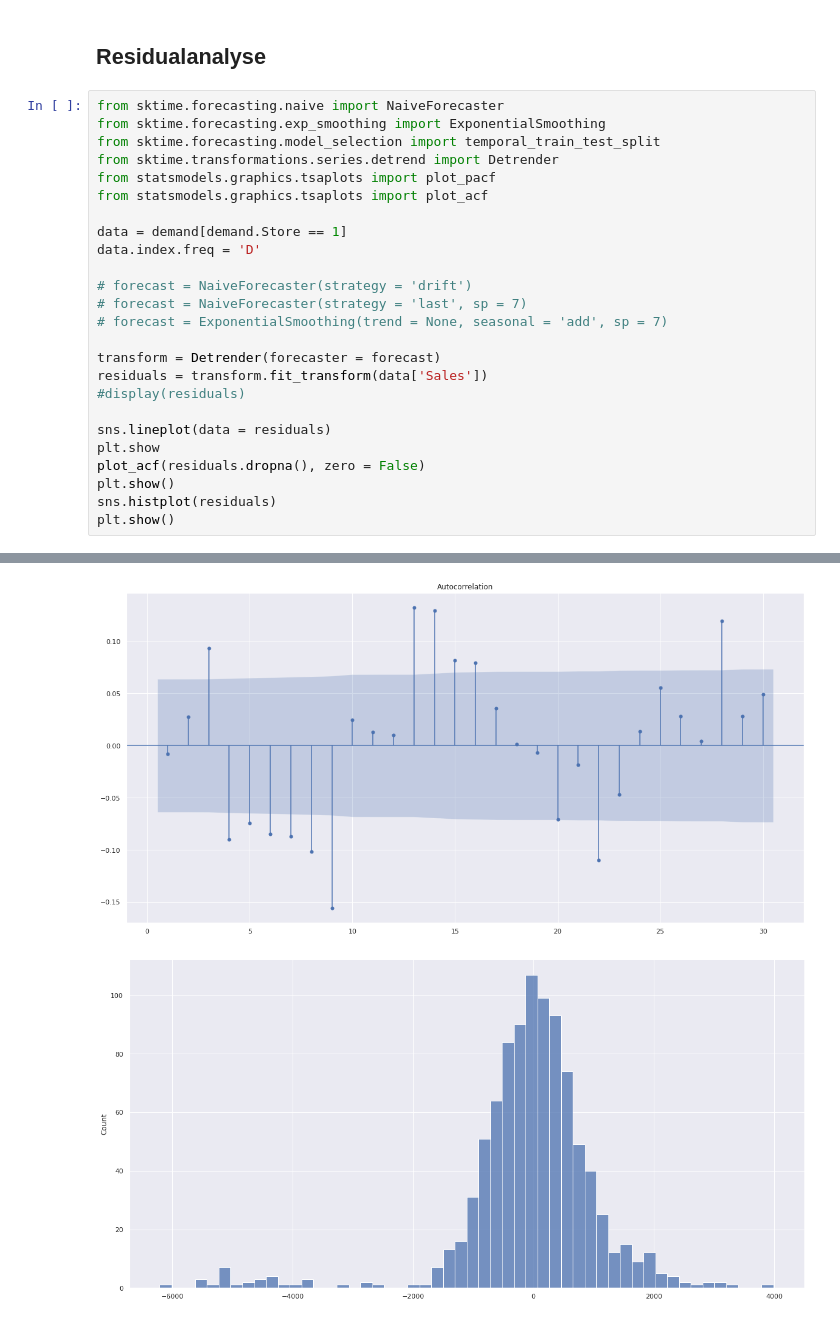
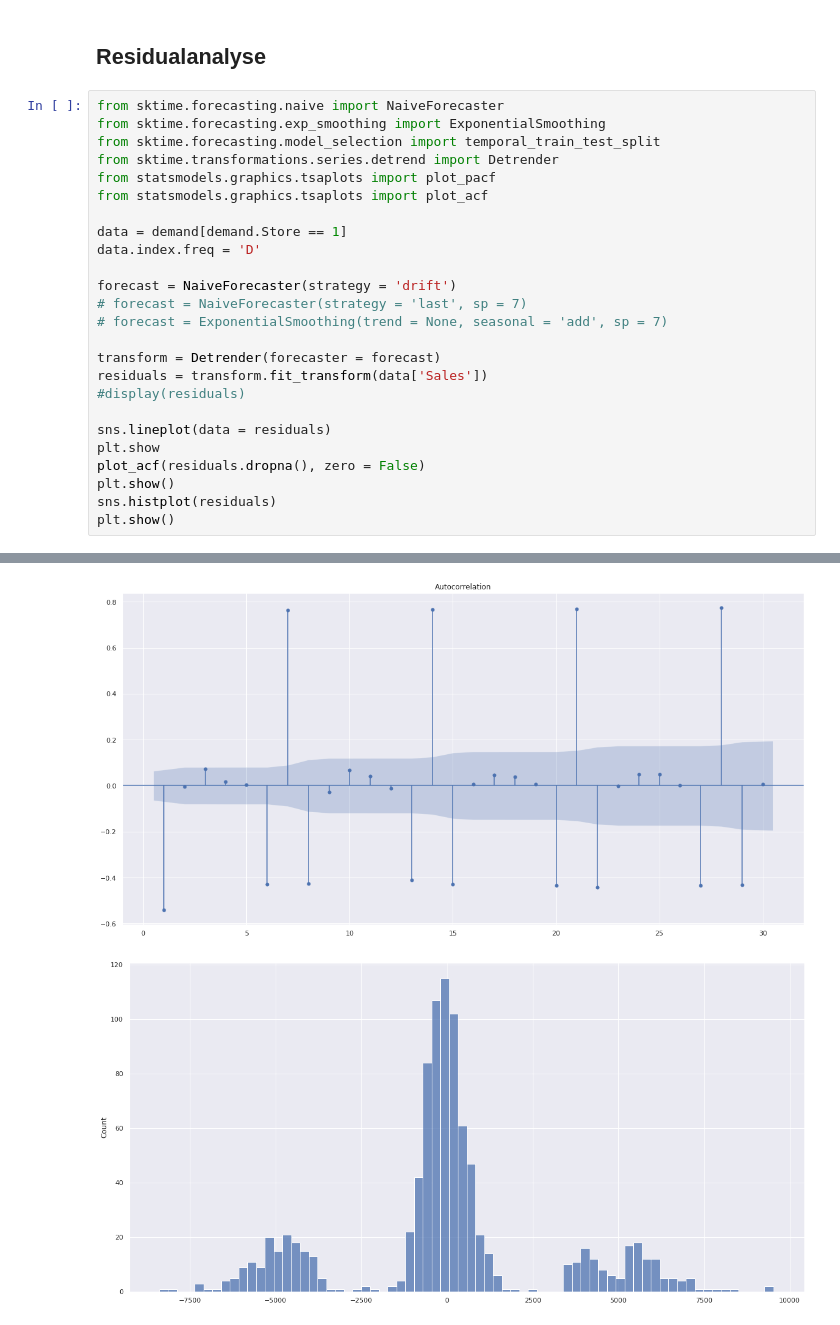
Before and after one commit to schemm/forecasting, a Jupyter notebook: RossmannStoreSales.ipynb, the cells around one changed output, grey strips where cells are left out. Saved outputs shown, nothing was run; the diff lists cells and outputs as text.

```diff
--- a/RossmannStoreSales.ipynb
+++ b/RossmannStoreSales.ipynb
@@ -456,7 +453,7 @@ from statsmodels.graphics.tsaplots import plot_acf
 data = demand[demand.Store == 1]
 data.index.freq = 'D'
 
-# forecast = NaiveForecaster(strategy = 'drift')
+forecast = NaiveForecaster(strategy = 'drift')
 # forecast = NaiveForecaster(strategy = 'last', sp = 7)
 # forecast = ExponentialSmoothing(trend = None, seasonal = 'add', sp = 7)
 
@@ -475,2 +472,2 @@ plt.show()
-[figure, old version]
+[figure, new version]
-[figure, old version]
+[figure, new version]
```
Also changed, not shown: parts of 10 cells of this notebook.
